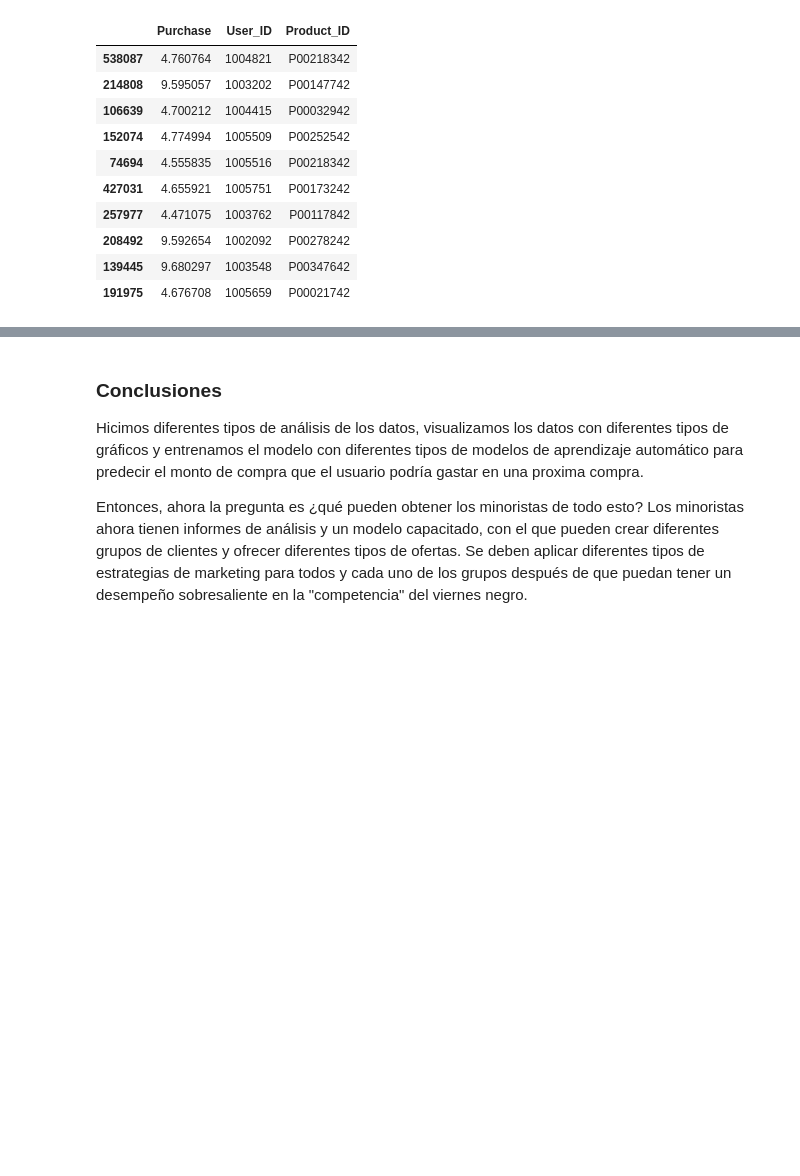
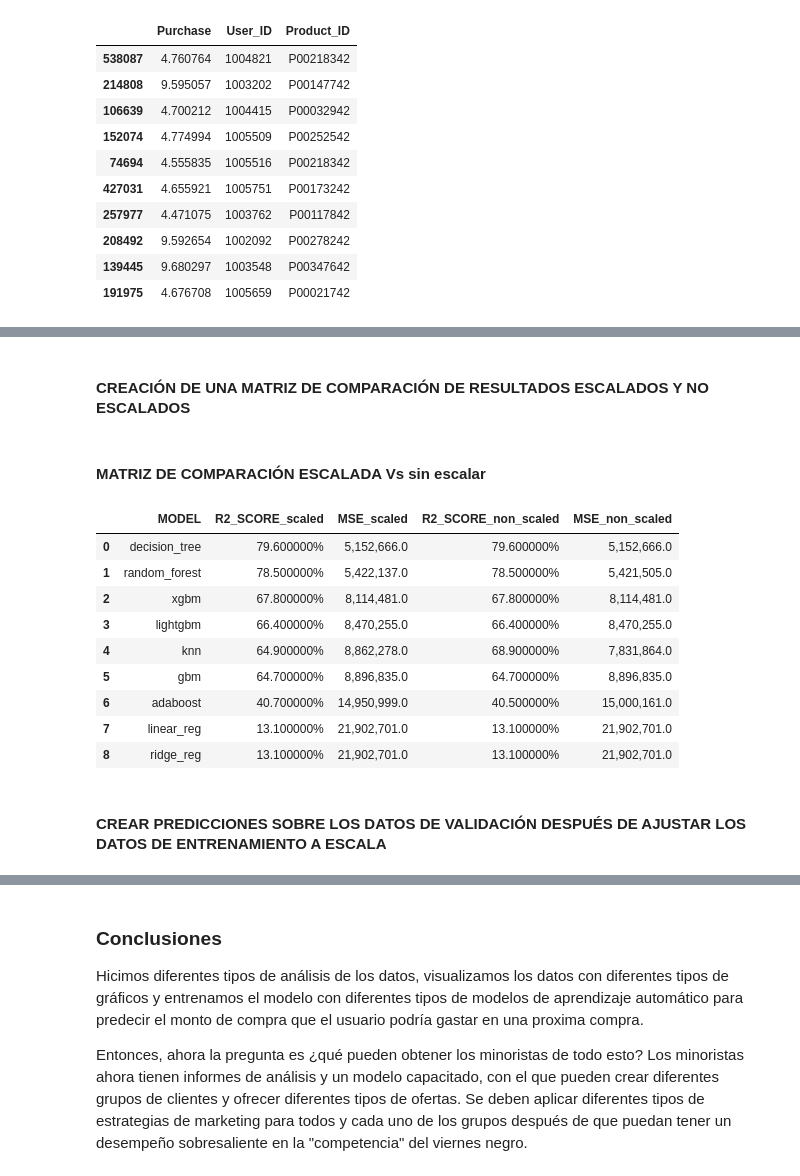
Before and after one commit to criss201x/an-lisis_de_compras_con_algoritmos_de_aprendizaje_automatico, a Jupyter notebook: purchases.ipynb, the cells around one changed output, grey strips where cells are left out. Drawn from its saved outputs; the diff is of its cells as text; code cells hidden in the pictures; blank space fills up the shorter version.

```diff
--- a/purchases.ipynb
+++ b/purchases.ipynb
@@ -904,0 +1079,8 @@ predictions.sample(10)
+# %%
+mod_non_scaled = modelling()
+print("------------------------")
+mod_non_scaled.model_fit(x_train = non_scaled_x_train.copy(), y_train = y_train.copy())
+print("------------------------")
+mod_non_scaled.model_predict(x_test = non_scaled_x_train.copy())
+print("------------------------")
+non_scaled_train_scores,non_scaled_train_scores_styled=mod_non_scaled.eval_metric(y_actuals = y_train.copy())
@@ -904,0 +1105,26 @@ predictions.sample(10)
+# %% [markdown]
+#### CREACIÓN DE UNA MATRIZ DE COMPARACIÓN DE RESULTADOS ESCALADOS Y NO ESCALADOS
+# %%
+scaled_non_scaled_metric = scaled_train_scores.merge(non_scaled_train_scores,how='left',on='MODEL',suffixes=('_scaled','_non_scaled'))
+scaled_non_scaled_metric['MSE_scaled'] = scaled_non_scaled_metric['MSE_scaled'].round()
+scaled_non_scaled_metric['MSE_non_scaled'] = scaled_non_scaled_metric['MSE_non_scaled'].round()
+scaled_non_scaled_metric['R2_SCORE_scaled'] = scaled_non_scaled_metric['R2_SCORE_scaled'].round(3)
+scaled_non_scaled_metric['R2_SCORE_non_scaled'] = scaled_non_scaled_metric['R2_SCORE_non_scaled'].round(3)
+scaling_comparo=scaled_non_scaled_metric.style.format({'R2_SCORE_scaled':"{:%}","MSE_scaled":"{:,}",'R2_SCORE_non_scaled':"{:%}","MSE_non_scaled":"{:,}"}).background_gradient()
+# %% [markdown]
+#### MATRIZ DE COMPARACIÓN ESCALADA Vs sin escalar
+# %%
+scaling_comparo
+# %% [output]
+|  | MODEL | R2_SCORE_scaled | MSE_scaled | R2_SCORE_non_scaled | MSE_non_scaled |
+| 0 | decision_tree | 79.600000% | 5,152,666.0 | 79.600000% | 5,152,666.0 |
+| 1 | random_forest | 78.500000% | 5,422,137.0 | 78.500000% | 5,421,505.0 |
+| 2 | xgbm | 67.800000% | 8,114,481.0 | 67.800000% | 8,114,481.0 |
+| 3 | lightgbm | 66.400000% | 8,470,255.0 | 66.400000% | 8,470,255.0 |
+| 4 | knn | 64.900000% | 8,862,278.0 | 68.900000% | 7,831,864.0 |
+| 5 | gbm | 64.700000% | 8,896,835.0 | 64.700000% | 8,896,835.0 |
+| 6 | adaboost | 40.700000% | 14,950,999.0 | 40.500000% | 15,000,161.0 |
+| 7 | linear_reg | 13.100000% | 21,902,701.0 | 13.100000% | 21,902,701.0 |
+| 8 | ridge_reg | 13.100000% | 21,902,701.0 | 13.100000% | 21,902,701.0 |
+# %% [markdown]
+#### CREAR PREDICCIONES SOBRE LOS DATOS DE VALIDACIÓN DESPUÉS DE AJUSTAR LOS DATOS DE ENTRENAMIENTO A ESCALA
```
Also changed, not shown: parts of 30 cells of this notebook.
